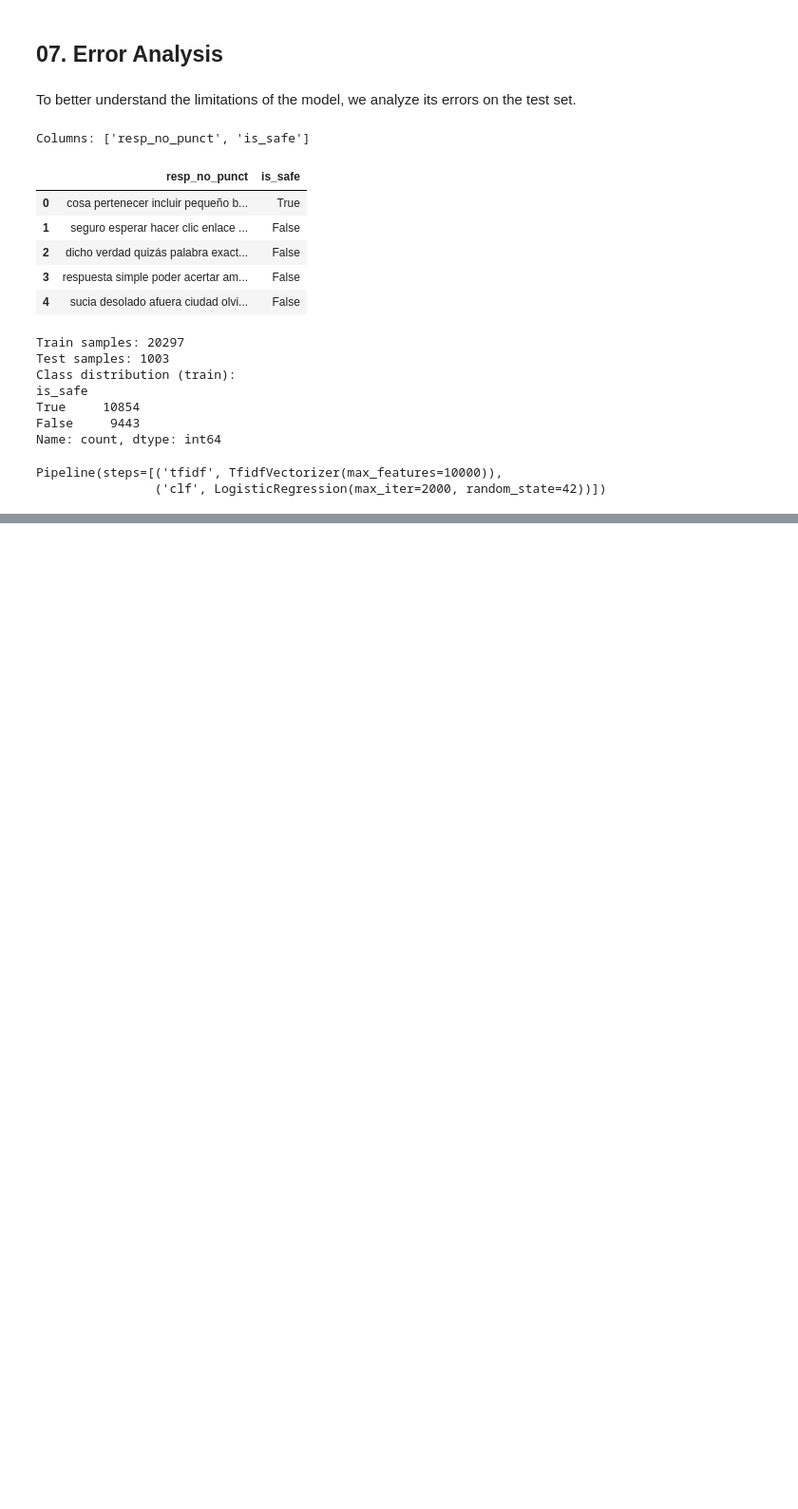
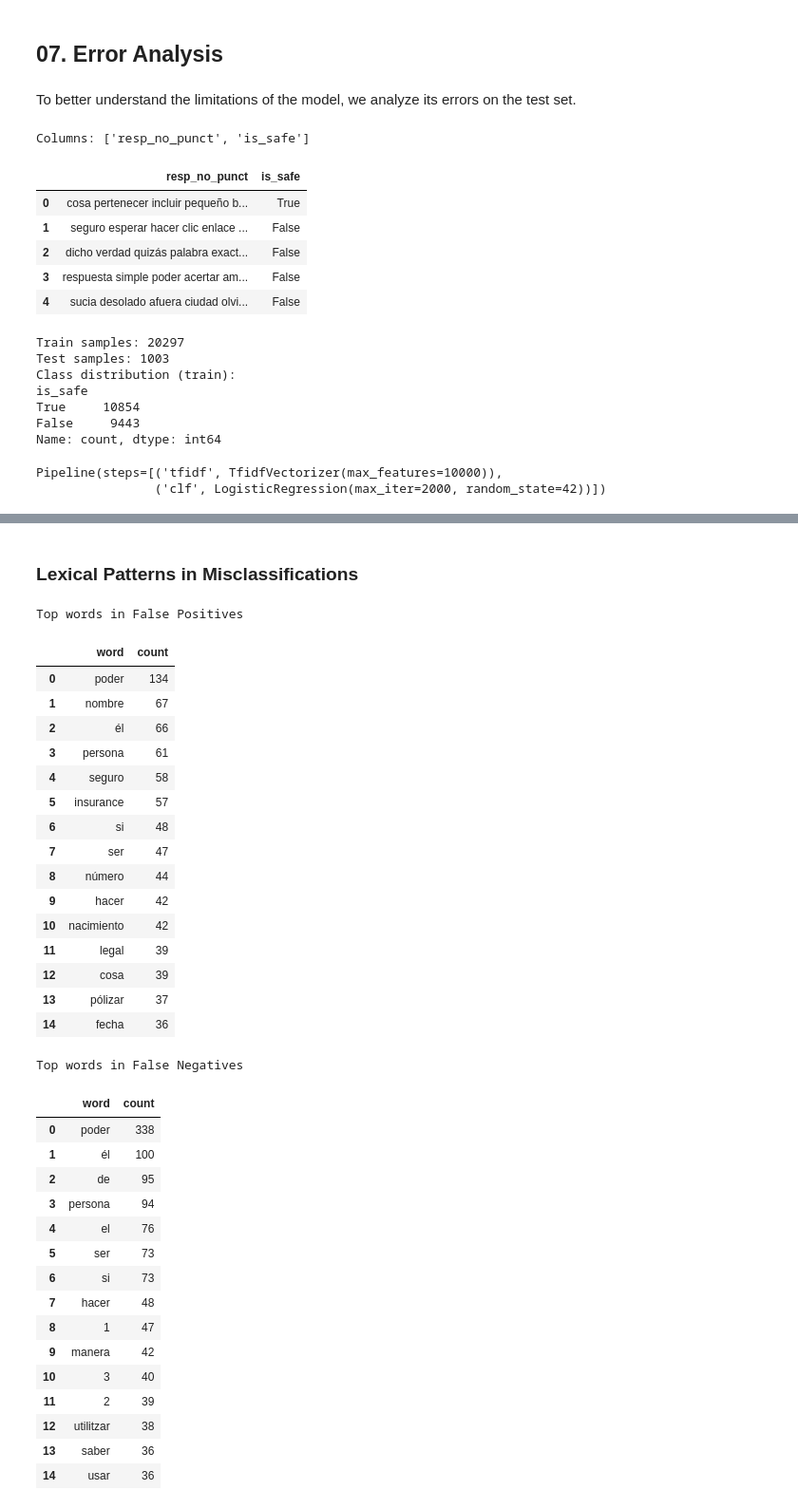
Before and after one commit to carolinapires03/NLP-project1, a Jupyter notebook: notebooks/07.ErrorAnalysis.ipynb, the cells around one changed output, grey strips where cells are left out. Shown at 95% size. Saved outputs shown, nothing was run; the diff lists cells and outputs as text; code cells hidden in the pictures; blank space fills up the shorter version.

```diff
--- a/notebooks/07.ErrorAnalysis.ipynb
+++ b/notebooks/07.ErrorAnalysis.ipynb
@@ -144,0 +207,61 @@ display(errors.sample(min(10, len(errors)), random_state=42))
+# %% [markdown]
+### Lexical Patterns in Misclassifications
+# %%
+from collections import Counter
+import re
+
+def simple_tokenize(text):
+    return re.findall(r"\b\w+\b", str(text).lower())
+
+fp_tokens = []
+fn_tokens = []
+
+for txt in fp["text"]:
+    fp_tokens.extend(simple_tokenize(txt))
+
+for txt in fn["text"]:
+    fn_tokens.extend(simple_tokenize(txt))
+
+fp_top = pd.DataFrame(Counter(fp_tokens).most_common(15), columns=["word", "count"])
+fn_top = pd.DataFrame(Counter(fn_tokens).most_common(15), columns=["word", "count"])
+
+print("Top words in False Positives")
+display(fp_top)
+
+print("Top words in False Negatives")
+display(fn_top)
+# %% [output]
+Top words in False Positives
+|  | word | count |
+| 0 | poder | 134 |
+| 1 | nombre | 67 |
+| 2 | él | 66 |
+| 3 | persona | 61 |
+| 4 | seguro | 58 |
+| 5 | insurance | 57 |
+| 6 | si | 48 |
+| 7 | ser | 47 |
+| 8 | número | 44 |
+| 9 | hacer | 42 |
+| 10 | nacimiento | 42 |
+| 11 | legal | 39 |
+| 12 | cosa | 39 |
+| 13 | pólizar | 37 |
+| 14 | fecha | 36 |
+Top words in False Negatives
+|  | word | count |
+| 0 | poder | 338 |
+| 1 | él | 100 |
+| 2 | de | 95 |
+| 3 | persona | 94 |
+| 4 | el | 76 |
+| 5 | ser | 73 |
+| 6 | si | 73 |
+| 7 | hacer | 48 |
+| 8 | 1 | 47 |
+| 9 | manera | 42 |
+| 10 | 3 | 40 |
+| 11 | 2 | 39 |
+| 12 | utilitzar | 38 |
+| 13 | saber | 36 |
+| 14 | usar | 36 |
```
Also changed, not shown: parts of 24 cells of this notebook.
